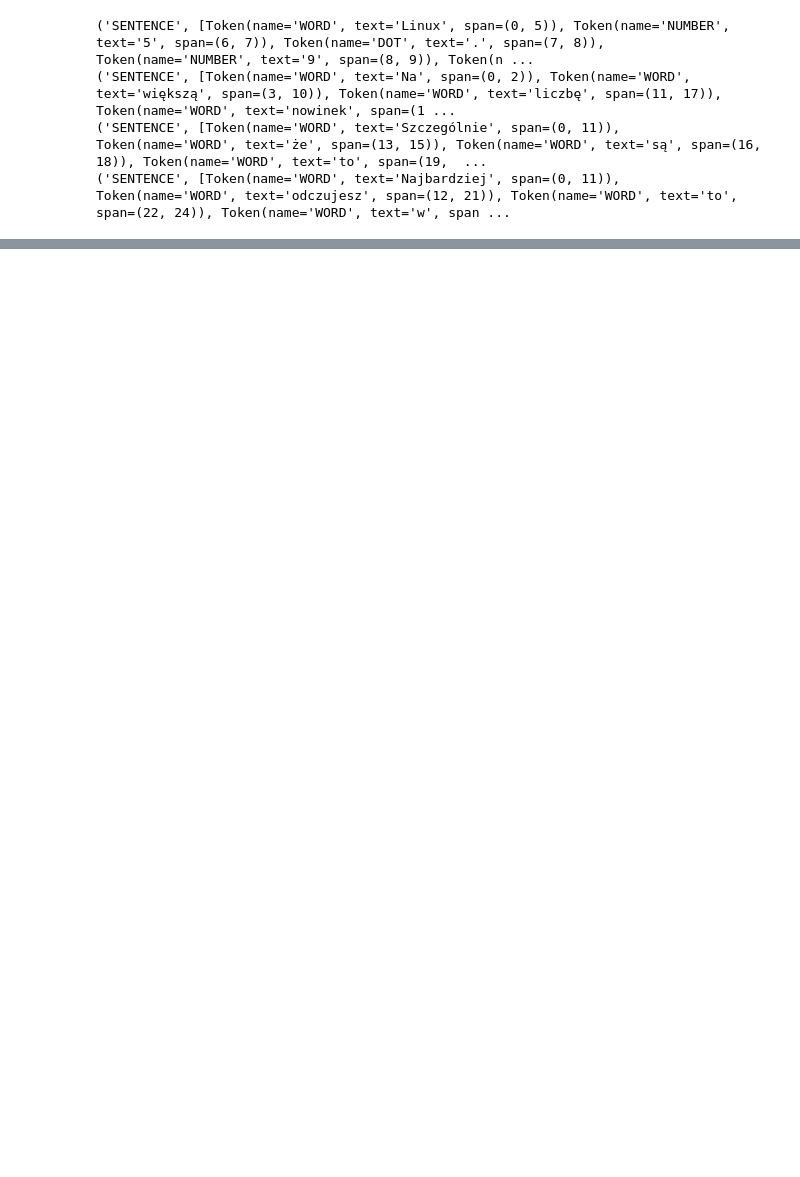
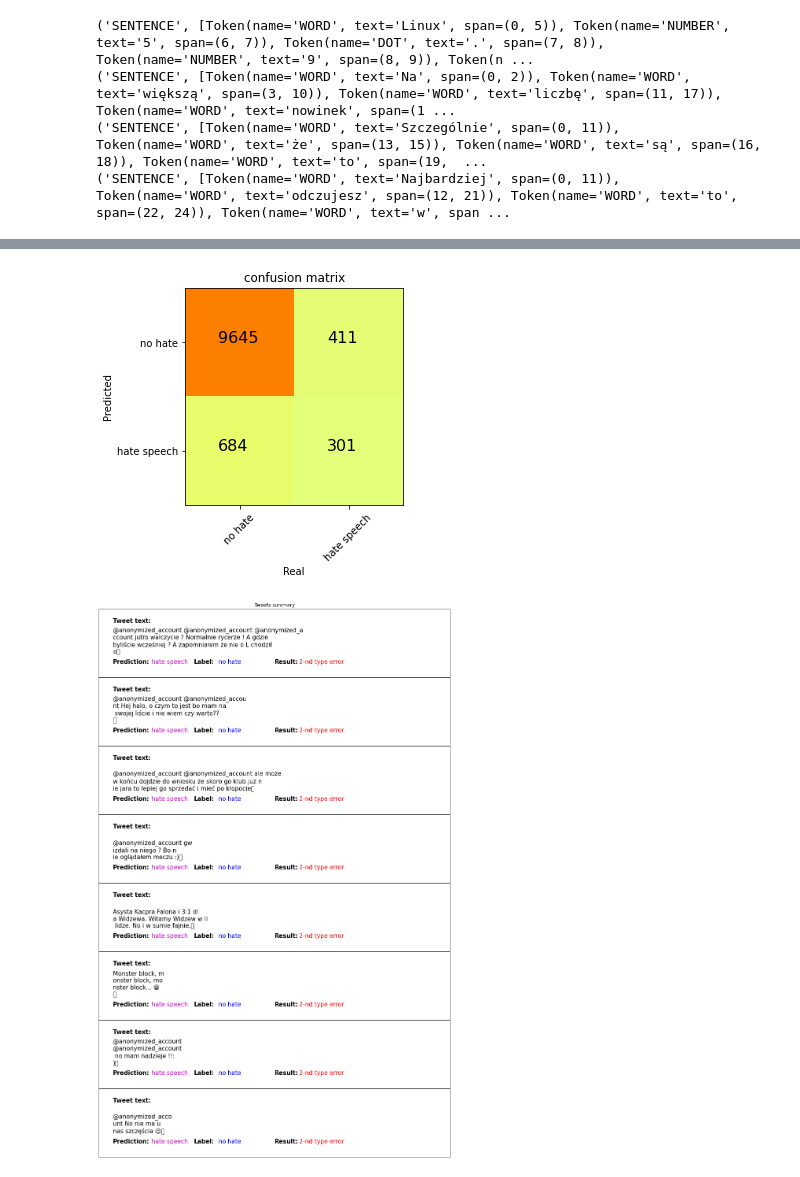
Before and after one commit to kk0walski/AJNLab1, a Jupyter notebook: hate_speech/Tokenization.ipynb, the cells around one changed output, grey strips where cells are left out. Saved outputs shown, nothing was run; the diff lists cells and outputs as text; code cells hidden in the pictures; blank space fills up the shorter version.

```diff
--- a/hate_speech/Tokenization.ipynb
+++ b/hate_speech/Tokenization.ipynb
@@ -299,3 +382,3 @@ Fitting 5 folds for each of 1680 candidates, totalling 8400 fits
 # %%
-test_classifier("WCRFT2Przym.txt")
+test_classifier("WCRFT2Przym.txt", "images/WCRFT2Przym.png", "images/MorphoDitaPrzymBoard.png")
 # %% [output]
@@ -319 +402,3 @@ Fitting 5 folds for each of 1680 candidates, totalling 8400 fits
+[figure, added]
+[figure, added]
 # %%
```
Also changed, not shown: parts of 17 cells of this notebook, 29 other files.
